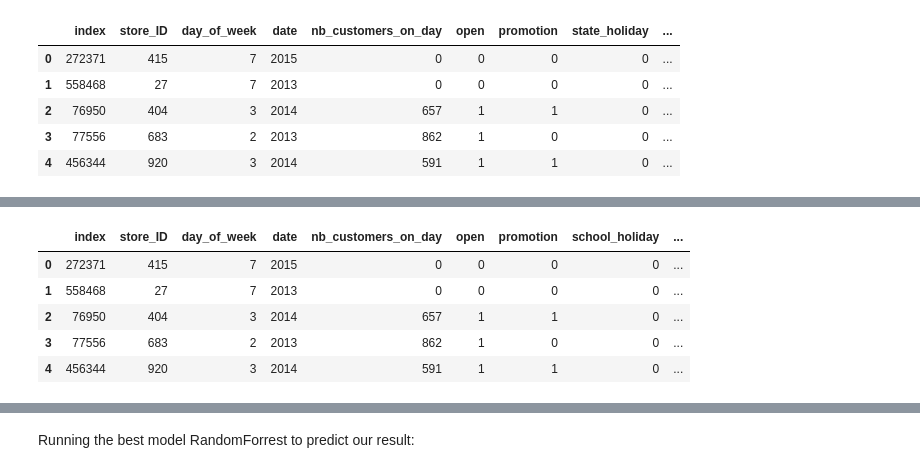
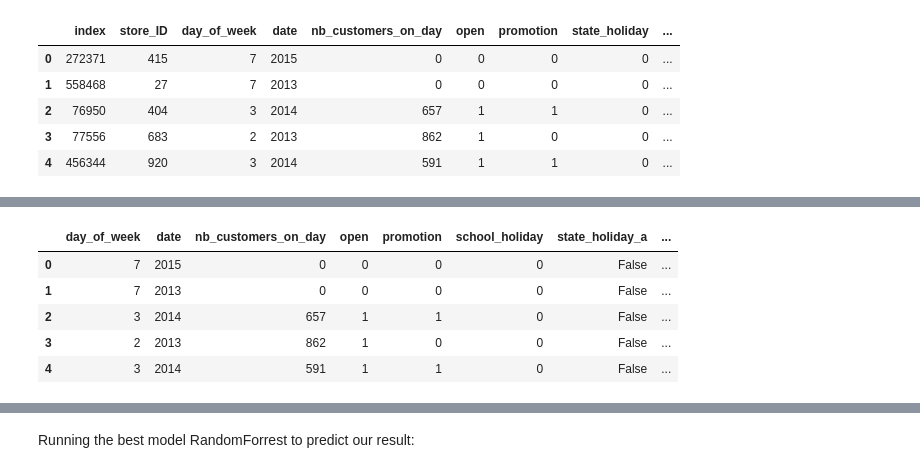
Before and after one commit to Infantdebil/IronKaggle, a Jupyter notebook: main_clean.ipynb, the cells around one changed output, grey strips where cells are left out. Cells and saved outputs as stored; diff of their text form; code cells hidden in the pictures.

```diff
--- a/main_clean.ipynb
+++ b/main_clean.ipynb
@@ -309,3 +288,6 @@ df_real.head()
 | 2 | 76950 | 404 | 3 | 2014 | 657 | 1 | 1 | 0 | ... |
 | 3 | 77556 | 683 | 2 | 2013 | 862 | 1 | 0 | 0 | ... |
 | 4 | 456344 | 920 | 3 | 2014 | 591 | 1 | 1 | 0 | ... |
+# %%
+df_real.drop(['index', 'store_ID'], axis=1, inplace=True)
+df_real.head()
@@ -312,14 +301,14 @@ df_real.head()
 # %%
 df_sales_dummies_real = pd.get_dummies(df_real, columns=['state_holiday'], drop_first=True)
-type(df_sales_dummies_real)
+
 df_sales_dummies_real.head()
 # %% [output]
-|  | index | store_ID | day_of_week | date | nb_customers_on_day | open | promotion | school_holiday | ... |
-| 0 | 272371 | 415 | 7 | 2015 | 0 | 0 | 0 | 0 | ... |
-| 1 | 558468 | 27 | 7 | 2013 | 0 | 0 | 0 | 0 | ... |
-| 2 | 76950 | 404 | 3 | 2014 | 657 | 1 | 1 | 0 | ... |
-| 3 | 77556 | 683 | 2 | 2013 | 862 | 1 | 0 | 0 | ... |
-| 4 | 456344 | 920 | 3 | 2014 | 591 | 1 | 1 | 0 | ... |
+|  | day_of_week | date | nb_customers_on_day | open | promotion | school_holiday | state_holiday_a | ... |
+| 0 | 7 | 2015 | 0 | 0 | 0 | 0 | False | ... |
+| 1 | 7 | 2013 | 0 | 0 | 0 | 0 | False | ... |
+| 2 | 3 | 2014 | 657 | 1 | 1 | 0 | False | ... |
+| 3 | 2 | 2013 | 862 | 1 | 0 | 0 | False | ... |
+| 4 | 3 | 2014 | 591 | 1 | 1 | 0 | False | ... |
 # %%
 '''from sklearn import model_selection
 import numpy as np
```
Also changed, not shown: parts of 13 cells of this notebook, 2 other files.
